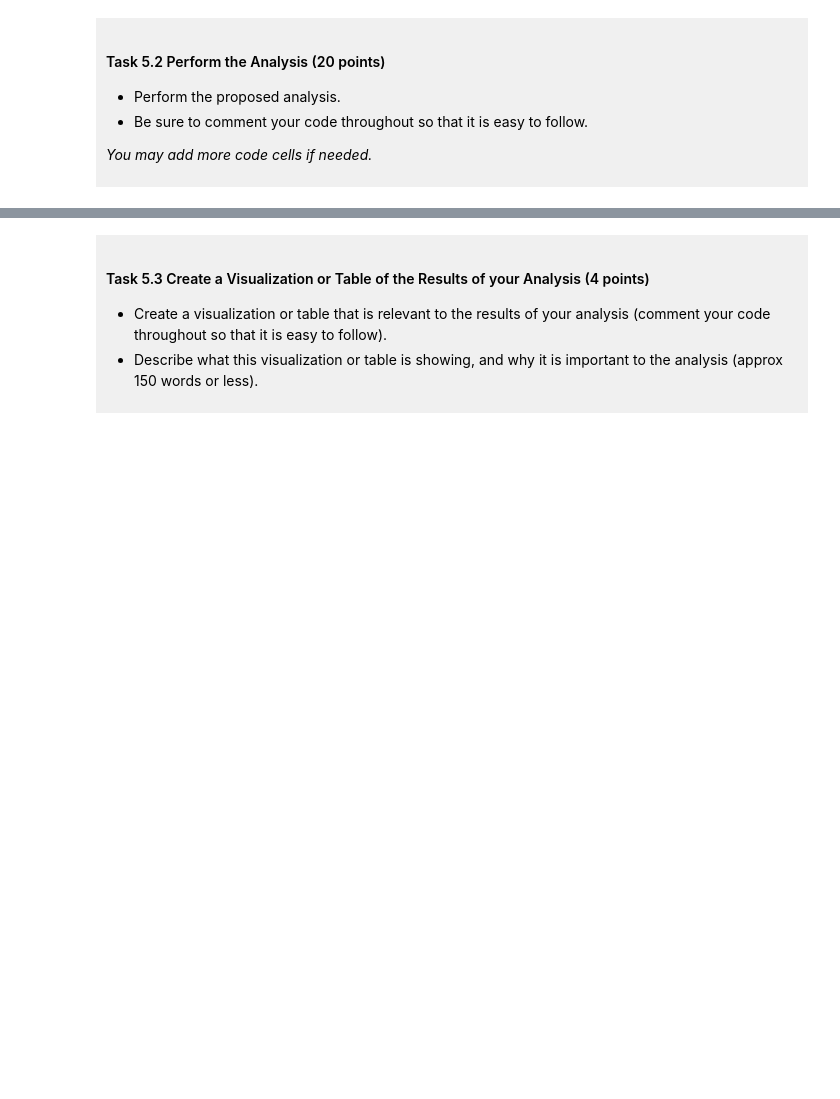
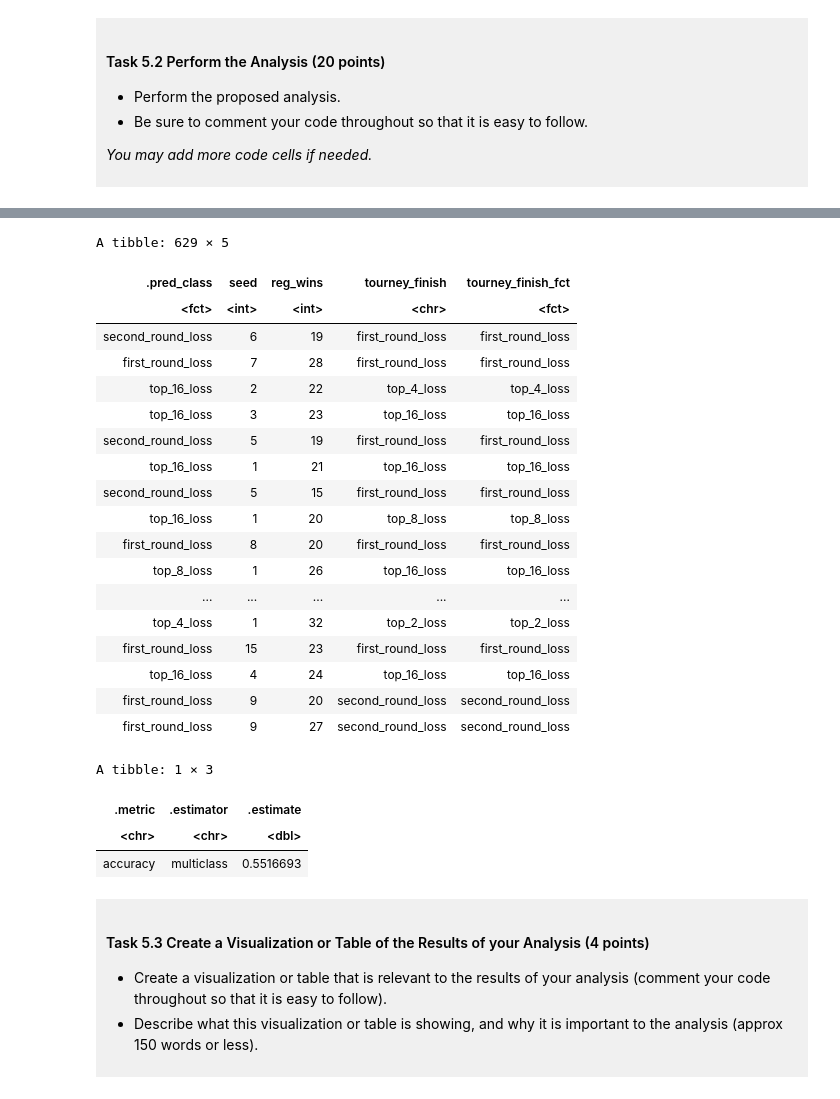
Before and after one commit to lucyhurst/dsci-100-project-lucy-hurst, a Jupyter notebook: dsci-100-project-notebook.ipynb, the cells around one changed output, grey strips where cells are left out. Drawn from its saved outputs; the diff is of its cells as text; code cells hidden in the pictures; blank space fills up the shorter version.

```diff
--- a/dsci-100-project-notebook.ipynb
+++ b/dsci-100-project-notebook.ipynb
@@ -484,3 +549,49 @@ This is a *draft*, we require a commit at this stage but it does not need to be
+# %%
+#new model with the best k_value
+knn_spec <- nearest_neighbor(weight_func = "rectangular", neighbors = 26) |>
+set_engine("kknn")|>
+set_mode("classification")
+
+#fitting the model and recipe in a workflow
+ncaa_fit <- workflow() |>
+  add_recipe(ncaa_recipe) |>
+  add_model(knn_spec) |>
+fit(ncaa_training)
+
+#predicting the finish from the testing data and binding those predictions to the data frame as a new column
+ncaa_finish_predictions <- predict(ncaa_fit, ncaa_testing) |>
+  bind_cols(ncaa_testing)
+
+ncaa_finish_predictions
+
+#choosing accuracy as my metric for evaluation of my model
+ncaa_finish_predictions |>
+  metrics(truth = tourney_finish_fct, estimate = .pred_class) |>
+  filter(.metric == "accuracy")
+# %% [output]
+A tibble: 629 × 5
+| .pred_class | seed | reg_wins | tourney_finish | tourney_finish_fct |
+| <fct> | <int> | <int> | <chr> | <fct> |
+| second_round_loss | 6 | 19 | first_round_loss | first_round_loss |
+| first_round_loss | 7 | 28 | first_round_loss | first_round_loss |
+| top_16_loss | 2 | 22 | top_4_loss | top_4_loss |
+| top_16_loss | 3 | 23 | top_16_loss | top_16_loss |
+| second_round_loss | 5 | 19 | first_round_loss | first_round_loss |
+| top_16_loss | 1 | 21 | top_16_loss | top_16_loss |
+| second_round_loss | 5 | 15 | first_round_loss | first_round_loss |
+| top_16_loss | 1 | 20 | top_8_loss | top_8_loss |
+| first_round_loss | 8 | 20 | first_round_loss | first_round_loss |
+| top_8_loss | 1 | 26 | top_16_loss | top_16_loss |
+| ... | ... | ... | ... | ... |
+| top_4_loss | 1 | 32 | top_2_loss | top_2_loss |
+| first_round_loss | 15 | 23 | first_round_loss | first_round_loss |
+| top_16_loss | 4 | 24 | top_16_loss | top_16_loss |
+| first_round_loss | 9 | 20 | second_round_loss | second_round_loss |
+| first_round_loss | 9 | 27 | second_round_loss | second_round_loss |
+A tibble: 1 × 3
+| .metric | .estimator | .estimate |
+| <chr> | <chr> | <dbl> |
+| accuracy | multiclass | 0.5516693 |
 # %% [markdown]
 <div style="background-color: #f0f0f0; padding: 10px;">
 
```
Also changed, not shown: parts of 5 cells of this notebook.
